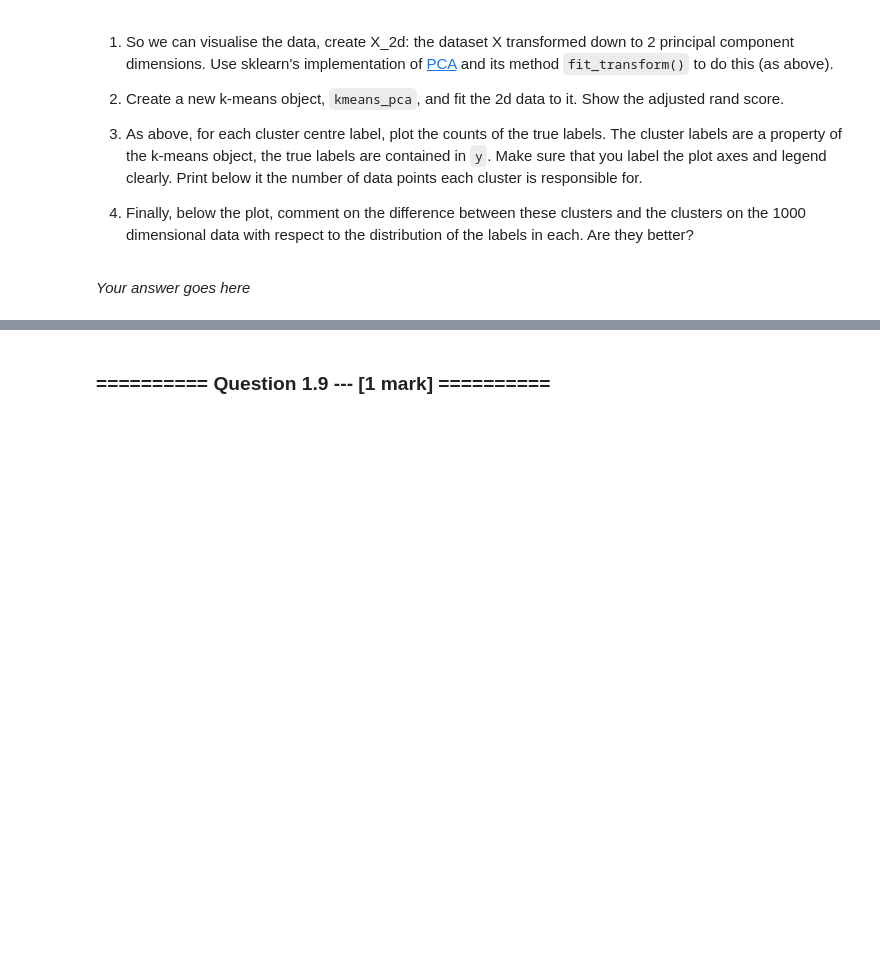
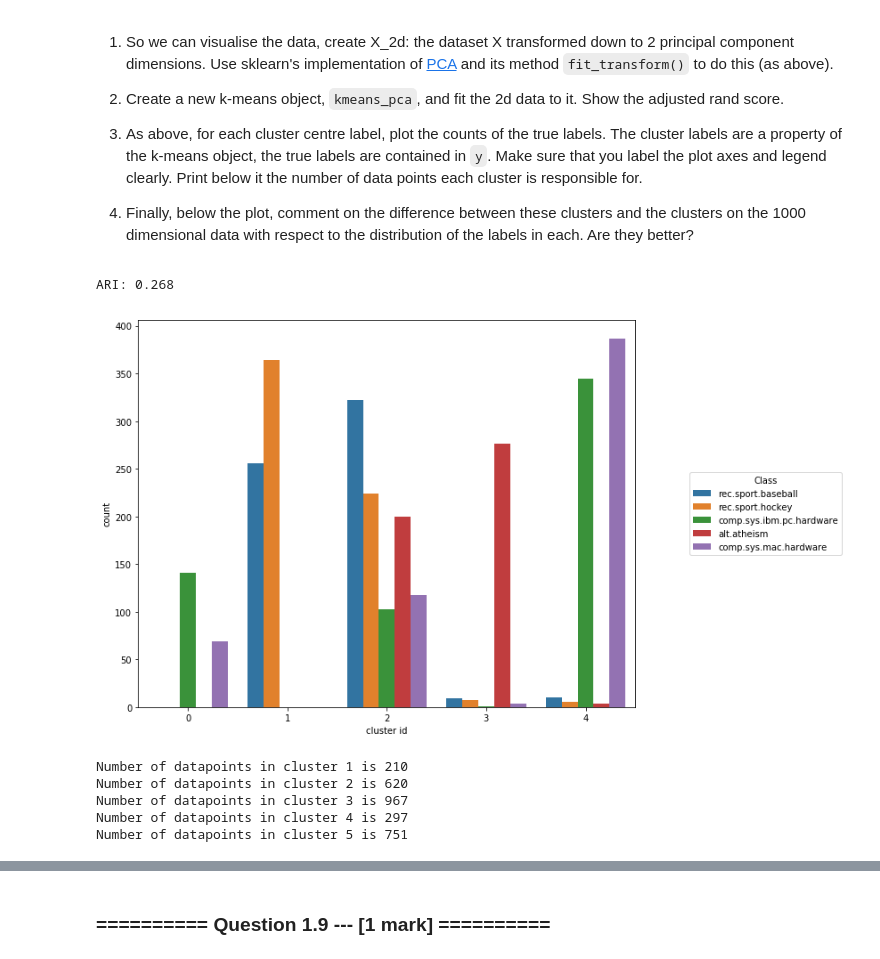
Before and after one commit to anirudhgangwal/IAML, a Jupyter notebook: 09_Assignment_4.ipynb, the cells around one changed output, grey strips where cells are left out. Cells and saved outputs as stored; diff of their text form; code cells hidden in the pictures; blank space fills up the shorter version.

```diff
--- a/09_Assignment_4.ipynb
+++ b/09_Assignment_4.ipynb
@@ -375,2 +376,31 @@ ARI: 0.213144079103, Inertia: 2593.25215136
-# %% [markdown]
-*Your answer goes here*
+# %%
+pca = PCA(n_components=2)
+X_2d = pca.fit_transform(X)
+
+kmeans_pca = KMeans(n_clusters=5,random_state=1337)
+kmeans_pca.fit(X_2d)
+y_pred = kmeans_pca.labels_
+print('ARI: {:.3f}'.format(adjusted_rand_score(y,y_pred)))
+
+plt.figure(figsize=(10,8))
+sns.countplot(x=kmeans_pca.labels_, hue=y)
+plt.xlabel('cluster id')
+plt.legend(loc='center left', bbox_to_anchor=[1.1, 0.5], title='Class')
+plt.show()
+
+d3 = dict()
+for cls in kmeans_pca.labels_:
+    if d3.has_key(cls):
+        d3[cls] = d3[cls]+1
+    else:
+        d3[cls] = 1
+for cls,num in d3.items():
+    print('Number of datapoints in cluster {} is {}'.format(cls+1,num))
+# %% [output]
+ARI: 0.268
+[figure, added]
+Number of datapoints in cluster 1 is 210
+Number of datapoints in cluster 2 is 620
+Number of datapoints in cluster 3 is 967
+Number of datapoints in cluster 4 is 297
+Number of datapoints in cluster 5 is 751
```
Also changed, not shown: parts of 41 cells of this notebook.
